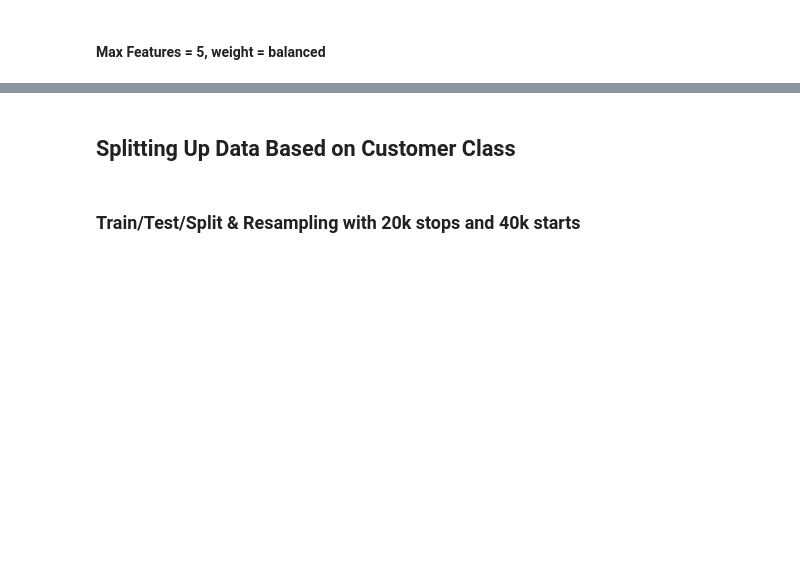
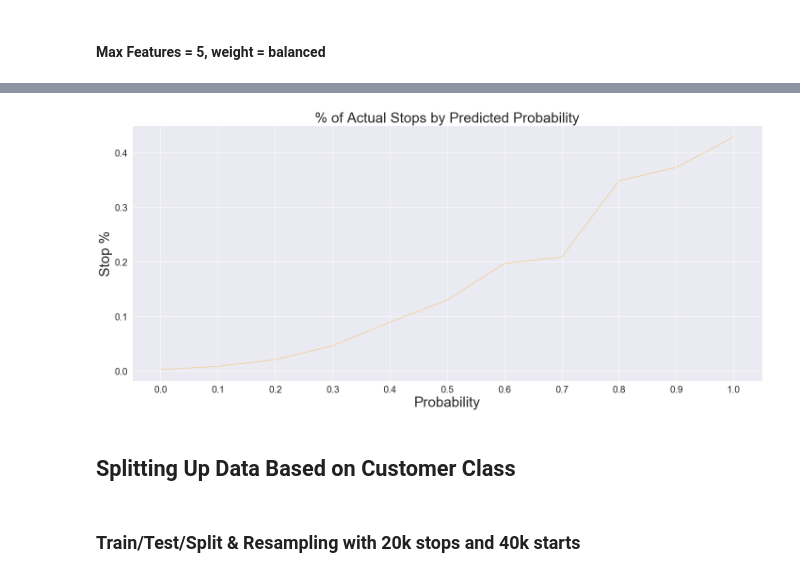
Before and after one commit to brocknosbisch/Springboard_Capstone_2, a Jupyter notebook: Chapter_5_Capstone_2_Machine_Learning.ipynb, the cells around one changed output, grey strips where cells are left out. Cells and saved outputs as stored; diff of their text form; code cells hidden in the pictures; blank space fills up the shorter version.

```diff
--- a/Chapter_5_Capstone_2_Machine_Learning.ipynb
+++ b/Chapter_5_Capstone_2_Machine_Learning.ipynb
@@ -1124,3 +1244,26 @@ ROC AUC Score: 0.812795983934213
+# %%
+# Set up df_rt DataFrame to hold probability, prediction, and actual.
+df_rf = X_test_2.copy()
+df_rf['prob'] = y_r_pred_prob # Predicted probability
+df_rf['prob'] = round(df_rf['prob'], 1) # Round to 1 decimal for visual.
+df_rf['pred'] = y_pred # Predicted stop or not
+df_rf['stop'] = y_test_2 # Actual stop value
+# %%
+
+
+# Actual Stops by Predicted Probability #
+plt.figure(figsize=(24,10))
+#aaa[aaa['pred'] == 1].groupby('prob')['pred'].count().plot(kind='line', color='orange', alpha=.4, grid=True, label='7 Days')
+df_rf.groupby('prob')['stop'].mean().plot(kind='line', color='orange', alpha=.4, grid=True)
+
+plt.xlabel('Probability', fontsize=30)
+plt.ylabel('Stop %', fontsize=30)
+plt.title('% of Actual Stops by Predicted Probability', fontsize=30)
+plt.xticks(np.arange(0,1.1,.1), fontsize=20)
+plt.yticks( fontsize=20)
+plt.show()
+# %% [output]
+[figure, added]
 # %% [markdown]
 ## Splitting Up Data Based on Customer Class
 # %% [markdown]
```
Also changed, not shown: parts of 35 cells of this notebook.
